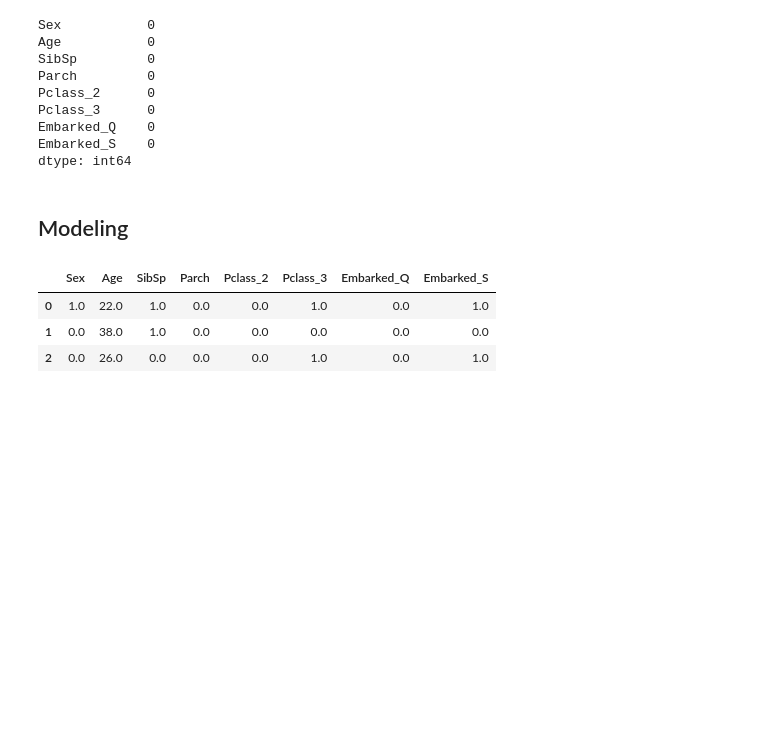
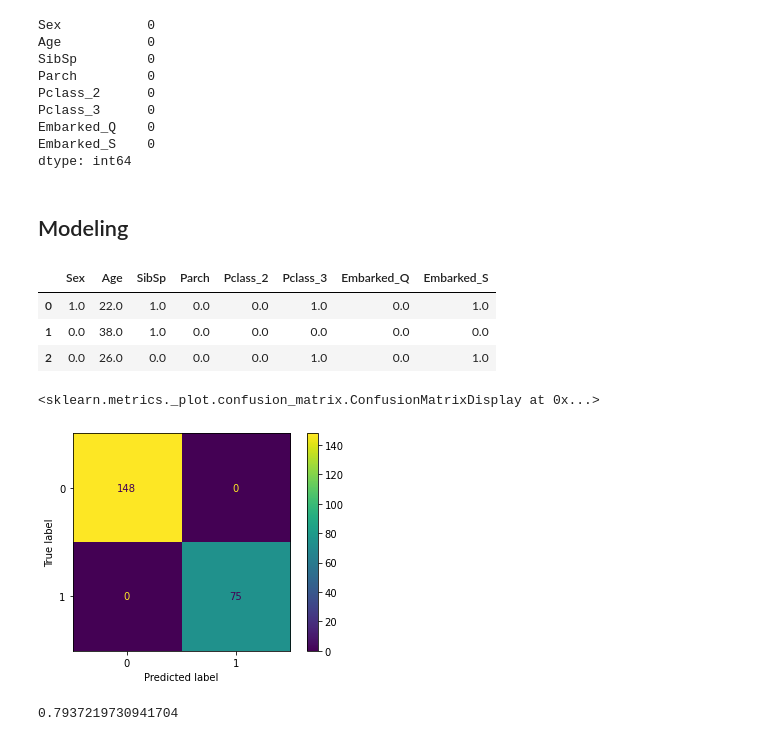
Before and after one commit to lkarjun/Titanic, a Jupyter notebook: titanic.ipynb, the cells around one changed output. Saved outputs shown, nothing was run; the diff lists cells and outputs as text; code cells hidden in the pictures; blank space fills up the shorter version.

```diff
--- a/titanic.ipynb
+++ b/titanic.ipynb
@@ -208,3 +212,18 @@ features.head(3)
 | 2 | 0.0 | 26.0 | 0.0 | 0.0 | 0.0 | 1.0 | 0.0 | 1.0 |
 # %%
 assert len(labels) == len(features)
+# %%
+x_train, x_test, y_train, y_test = train_test_split(features, labels)
+# %%
+model = LogisticRegression().fit(x_train,y_train)
+# %%
+y_pred = model.predict(x_test)
+# %%
+plot_confusion_matrix(model, x_test, y_pred)
+# %% [output]
+<sklearn.metrics._plot.confusion_matrix.ConfusionMatrixDisplay at 0x...>
+[figure, added]
+# %%
+accuracy_score(y_pred, y_test)
+# %% [output]
+0.7937219730941704
```
Also changed, not shown: parts of 1 cell of this notebook.
